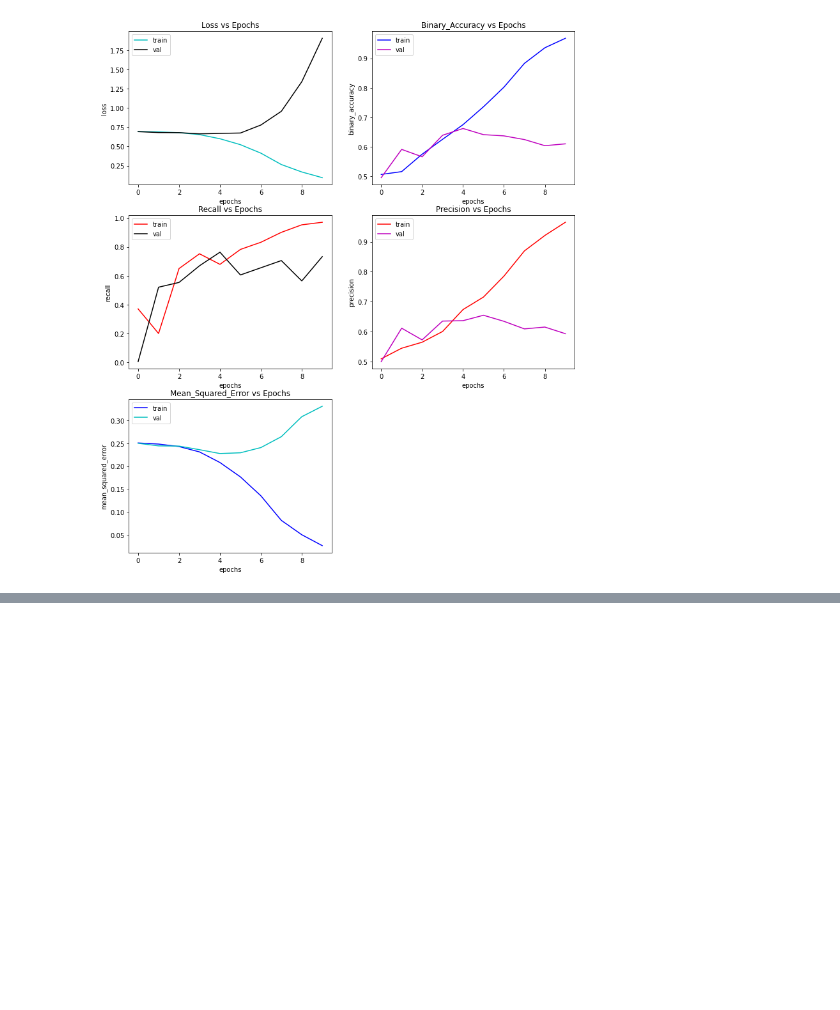
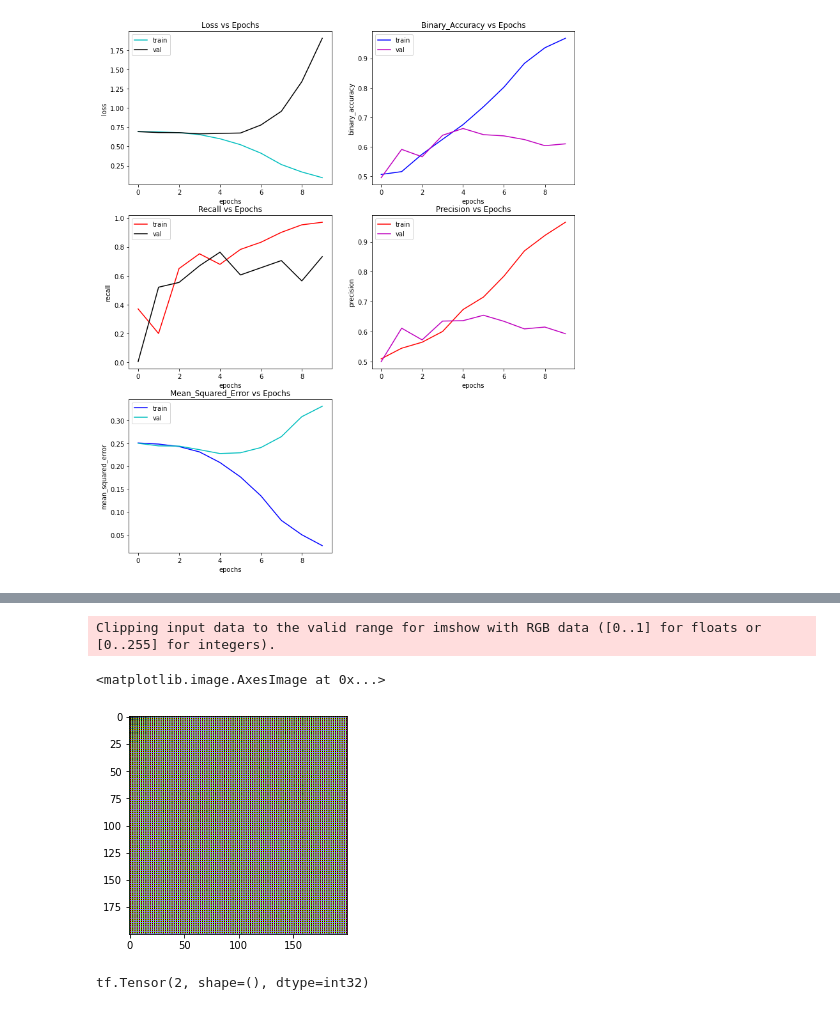
Before and after one commit to charbel-a-hC/ups-mv-gans, a Jupyter notebook: GANS_Project_Charbel_Abi_Hana.ipynb, the cells around one changed output, grey strips where cells are left out. Drawn from its saved outputs; the diff is of its cells as text; code cells hidden in the pictures; blank space fills up the shorter version.

```diff
--- a/GANS_Project_Charbel_Abi_Hana.ipynb
+++ b/GANS_Project_Charbel_Abi_Hana.ipynb
@@ -295,0 +302,29 @@ show_metrics_classification(cats_dogs_classifier.history)
+# %%
+class Generator(Model):
+    def __init__(self, name):
+        super(Generator, self).__init__(name= name)
+
+    def build(self, input_shape):
+        self.dense1 = Dense(25*25*128, input_shape= (128,), use_bias= False)
+        self.reshape = Reshape((25, 25, 128))
+        self.convt1 = Conv2DTranspose(128, (3, 3), strides= 2, padding= "same", use_bias= False)
+        self.convt2 = Conv2DTranspose(128, (3, 3), strides= 2, padding= "same", use_bias= False)
+        self.convt3 = Conv2DTranspose(3, (3, 3), strides= 2, padding= "same", activation= "tanh", use_bias= False)
+
+        super(Generator, self).build(input_shape)
+
+
+    def call(self, inputs_):
+        x = self.dense1(inputs_)
+        x = BatchNormalization()(x)
+        x = tf.nn.leaky_relu(x)
+        x = self.reshape(x)
+
+        x = self.convt1(x)
+        x = tf.nn.leaky_relu(x)
+
+        x = self.convt2(x)
+        x = tf.nn.leaky_relu(x)
+
+        output = self.convt3(x)
+        return output
@@ -295,0 +421,4 @@ show_metrics_classification(cats_dogs_classifier.history)
+# %%
+generator = Generator(name= "Generator")
+discriminator = Discriminator(name= "Discriminator")
+gan = GAN(discriminator, generator,name= "gan")
@@ -295,0 +435,9 @@ show_metrics_classification(cats_dogs_classifier.history)
+# %%
+b = tf.random.normal(shape=(1, 128))
+gen_image = generator(b)
+gen_image.shape
+plt.imshow(gen_image[0, :, :, :])
+# %% [output]
+Clipping input data to the valid range for imshow with RGB data ([0..1] for floats or [0..255] for integers).
+<matplotlib.image.AxesImage at 0x...>
+[figure, added]
@@ -295,0 +447,6 @@ show_metrics_classification(cats_dogs_classifier.history)
+# %%
+batch_size_a = tf.shape(a)[0]
+print(batch_size_a)
+b = tf.random.normal(shape=(batch_size_a, 130))
+# %% [output]
+tf.Tensor(2, shape=(), dtype=int32)
```
Also changed, not shown: parts of 27 cells of this notebook, 4 other files.
